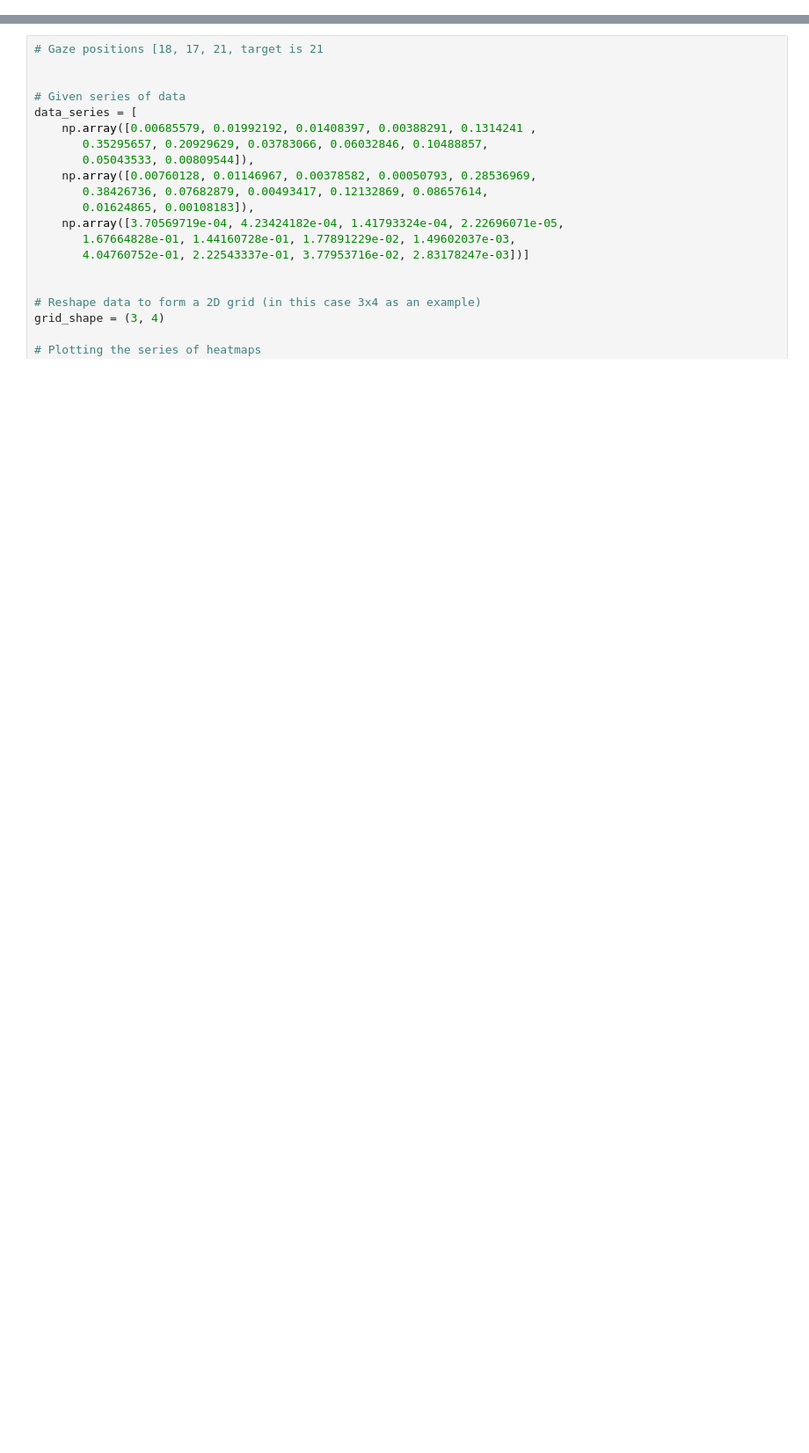
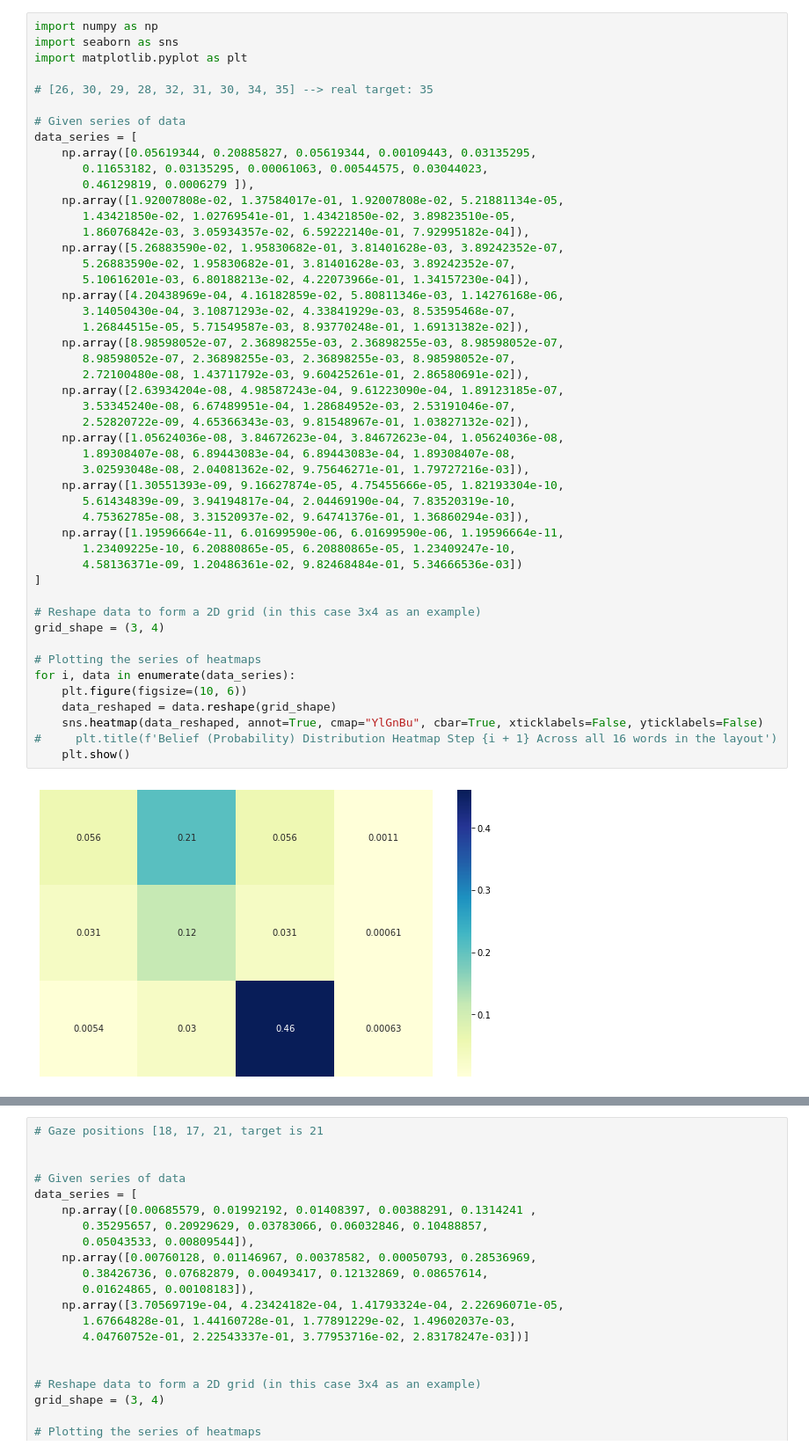
Before and after one commit to BaiYunpeng1949/heads-up-multitasker, a Jupyter notebook: huc/envs/mobile_reading/results/Word Selection Trajectory Heatmap.ipynb, the cells around one changed output, grey strips where cells are left out. Shown at 88% size. Drawn from its saved outputs; the diff is of its cells as text; blank space fills up the shorter version.

Commit message:
0817-HUC-POMDPSelect-Draw heatmap plot from the individual data. Draw two figures: one showcase of the successful word selection, one for unsuccessful word selection.

```diff
--- a/huc/envs/mobile_reading/results/Word Selection Trajectory Heatmap.ipynb
+++ b/huc/envs/mobile_reading/results/Word Selection Trajectory Heatmap.ipynb
@@ -84,0 +42,50 @@ for i, data in enumerate(data_series):
+# %%
+import numpy as np
+import seaborn as sns
+import matplotlib.pyplot as plt
+
+# [26, 30, 29, 28, 32, 31, 30, 34, 35] --> real target: 35
+
+# Given series of data
+data_series = [
+    np.array([0.05619344, 0.20885827, 0.05619344, 0.00109443, 0.03135295,
+       0.11653182, 0.03135295, 0.00061063, 0.00544575, 0.03044023,
+       0.46129819, 0.0006279 ]),
+    np.array([1.92007808e-02, 1.37584017e-01, 1.92007808e-02, 5.21881134e-05,
+       1.43421850e-02, 1.02769541e-01, 1.43421850e-02, 3.89823510e-05,
+       1.86076842e-03, 3.05934357e-02, 6.59222140e-01, 7.92995182e-04]),
+    np.array([5.26883590e-02, 1.95830682e-01, 3.81401628e-03, 3.89242352e-07,
+       5.26883590e-02, 1.95830682e-01, 3.81401628e-03, 3.89242352e-07,
+       5.10616201e-03, 6.80188213e-02, 4.22073966e-01, 1.34157230e-04]),
+    np.array([4.20438969e-04, 4.16182859e-02, 5.80811346e-03, 1.14276168e-06,
+       3.14050430e-04, 3.10871293e-02, 4.33841929e-03, 8.53595468e-07,
+       1.26844515e-05, 5.71549587e-03, 8.93770248e-01, 1.69131382e-02]),
+    np.array([8.98598052e-07, 2.36898255e-03, 2.36898255e-03, 8.98598052e-07,
+       8.98598052e-07, 2.36898255e-03, 2.36898255e-03, 8.98598052e-07,
+       2.72100480e-08, 1.43711792e-03, 9.60425261e-01, 2.86580691e-02]),
+    np.array([2.63934204e-08, 4.98587243e-04, 9.61223090e-04, 1.89123185e-07,
+       3.53345240e-08, 6.67489951e-04, 1.28684952e-03, 2.53191046e-07,
+       2.52820722e-09, 4.65366343e-03, 9.81548967e-01, 1.03827132e-02]),
+    np.array([1.05624036e-08, 3.84672623e-04, 3.84672623e-04, 1.05624036e-08,
+       1.89308407e-08, 6.89443083e-04, 6.89443083e-04, 1.89308407e-08,
+       3.02593048e-08, 2.04081362e-02, 9.75646271e-01, 1.79727216e-03]),
+    np.array([1.30551393e-09, 9.16627874e-05, 4.75455666e-05, 1.82193304e-10,
+       5.61434839e-09, 3.94194817e-04, 2.04469190e-04, 7.83520319e-10,
+       4.75362785e-08, 3.31520937e-02, 9.64741376e-01, 1.36860294e-03]),
+    np.array([1.19596664e-11, 6.01699590e-06, 6.01699590e-06, 1.19596664e-11,
+       1.23409225e-10, 6.20880865e-05, 6.20880865e-05, 1.23409247e-10,
+       4.58136371e-09, 1.20486361e-02, 9.82468484e-01, 5.34666536e-03])
+]
+
+# Reshape data to form a 2D grid (in this case 3x4 as an example)
+grid_shape = (3, 4)
+
+# Plotting the series of heatmaps
+for i, data in enumerate(data_series):
+    plt.figure(figsize=(10, 6))
+    data_reshaped = data.reshape(grid_shape)
+    sns.heatmap(data_reshaped, annot=True, cmap="YlGnBu", cbar=True, xticklabels=False, yticklabels=False)
+#     plt.title(f'Belief (Probability) Distribution Heatmap Step {i + 1} Across all 16 words in the layout')
+    plt.show()
+# %% [output]
+[figure, added]
```
Also changed, not shown: parts of 6 cells of this notebook, 1 other file.
